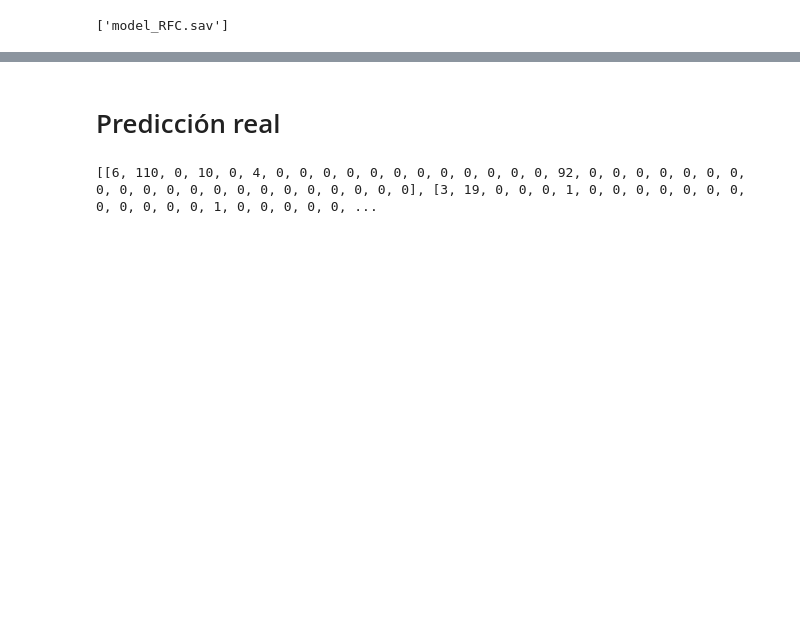
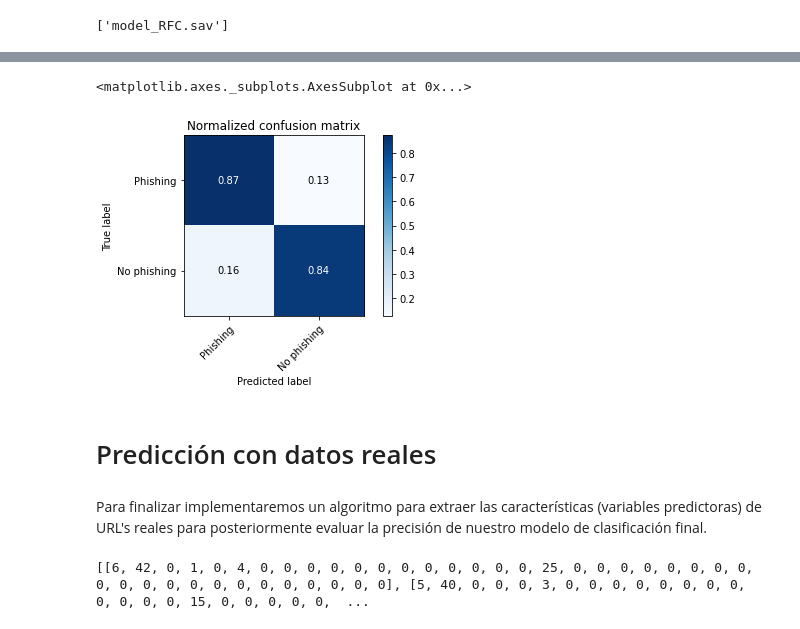
Before and after one commit to alvaro-barrera/phishing-detection-url, a Jupyter notebook: project_ml.ipynb, the cells around one changed output, grey strips where cells are left out. Cells and saved outputs as stored; diff of their text form; code cells hidden in the pictures; blank space fills up the shorter version.

```diff
--- a/project_ml.ipynb
+++ b/project_ml.ipynb
@@ -666,5 +838,14 @@ print(confusion_matrix(y_test, predictions))
+# %%
+np.set_printoptions(precision=2)
+class_names = np.array(['Phishing','No phishing'])
+plot_confusion_matrix(y_test, predictions,class_names,normalize=True,title='Normalized confusion matrix')
+# %% [output]
+<matplotlib.axes._subplots.AxesSubplot at 0x...>
+[figure, added]
 # %% [markdown]
-# Predicción real
+# Predicción con datos reales
+# %% [markdown]
+Para finalizar implementaremos un algoritmo para extraer las características (variables predictoras) de URL's reales para posteriormente evaluar la precisión de nuestro modelo de clasificación final.
 # %%
 #EXTRACCIÓN DE CARACTERÍSTICAS
 def get_file_in_url(url_directory):
@@ -786,15 +967,16 @@ def iteration_urls(urls):
 
   return dataset_urls;
 # %%
-# INGRESO DE URLS A CLASIFICAR
+#INGRESO DE URLS A CLASIFICAR
 urls = [
-        # "https://stackoverflow.com/questions/35616434/how-can-i-get-the-base-of-a-url-in-python",
+        "http://saffran.be/wp-includes/detsy/bfs/ca",
+        "http://valenteplay.com.br/Llc/fileshare/",
         # "https://sitiobigdata.com/2019/12/14/arbol-de-decision-en-machine-learning-parte-1/#:~:text=Un%20%C3%A1rbol%20de%20decisi%C3%B3n%20en,nodo%20hoja%20representa%20el%20resultado.&text=Esta%20estructura%20tipo%20diagrama%20de%20flujo%20lo%20ayuda%20a%20tomar%20decisiones.",
         # "http://click.findgirlsnearyouforonenightusa.com/ujrIko_LOUBYu65wc3RpdnRobmtuQGdtYWlsLmNvbbxwb2xsb3M",
         # "http://evmobilyalari.net/wp-content/uploads/redux/a",
         # "http://24yrs.com/step1.php",
-        "https://platzi.com/clases/1687-machine-learning-2019/22468-implementacion-de-regresion-lineal-en-pytorch-regr/",
-        "https://platzi.com/",
+        # "https://platzi.com/clases/1687-machine-learning-2019/22468-implementacion-de-regresion-lineal-en-pytorch-regr/",
+        "http://3.142.23.162/home/particulars.php",
         # "https://drive.google.com/drive/u/2/folders/1OUR_X1u5E9CSon7XkgTNMtnw_bZZgXST",
         # "https://zvelo.com/",
         # "http://digressmissile.com/doc/a",
@@ -805,4 +987,4 @@ dataset_urls = iteration_urls(urls)
 
 print(dataset_urls)
 # %% [output]
-[[6, 110, 0, 10, 0, 4, 0, 0, 0, 0, 0, 0, 0, 0, 0, 0, 0, 0, 92, 0, 0, 0, 0, 0, 0, 0, 0, 0, 0, 0, 0, 0, 0, 0, 0, 0, 0, 0, 0, 0], [3, 19, 0, 0, 0, 1, 0, 0, 0, 0, 0, 0, 0, 0, 0, 0, 0, 0, 1, 0, 0, 0, 0, 0, ...
+[[6, 42, 0, 1, 0, 4, 0, 0, 0, 0, 0, 0, 0, 0, 0, 0, 0, 0, 25, 0, 0, 0, 0, 0, 0, 0, 0, 0, 0, 0, 0, 0, 0, 0, 0, 0, 0, 0, 0, 0], [5, 40, 0, 0, 0, 3, 0, 0, 0, 0, 0, 0, 0, 0, 0, 0, 0, 0, 15, 0, 0, 0, 0, 0,  ...
```
Also changed, not shown: parts of 50 cells of this notebook.
